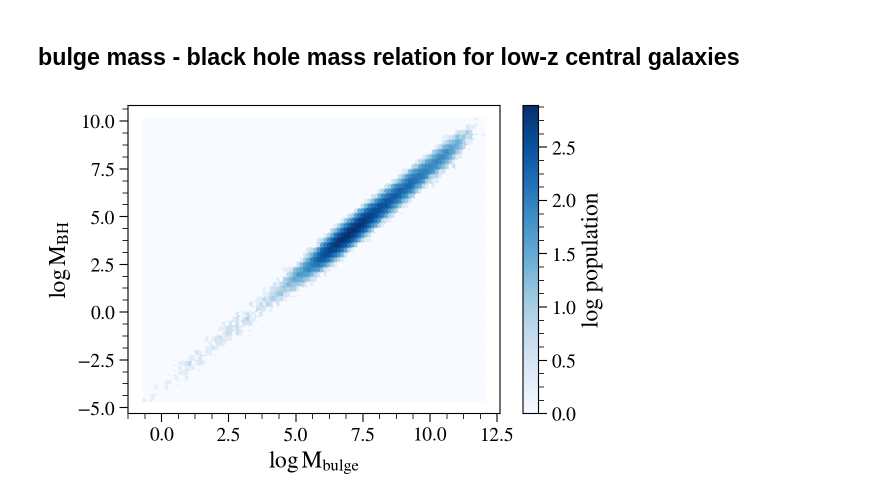
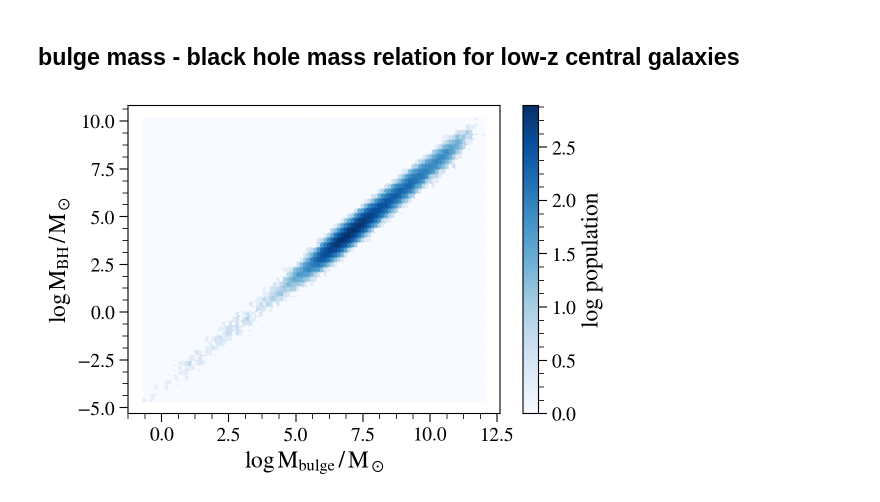
Before and after one commit to LSSTDESC/DC2-production, a Jupyter notebook: Notebooks/protoDC2 mass relations.ipynb, the cells around one changed output. Saved outputs shown, nothing was run; the diff lists cells and outputs as text; code cells hidden in the pictures.

```diff
--- a/Notebooks/protoDC2 mass relations.ipynb
+++ b/Notebooks/protoDC2 mass relations.ipynb
@@ -50,8 +51,8 @@ plt.title(r'$0.9 < z < 1.0$');
 # %%
 data = gc.get_quantities(['stellar_mass_bulge', 'blackHoleMass'], filters=['redshift < 0.2', 'is_central'])
 cs = plt.hexbin(np.log10(data['stellar_mass_bulge']), np.log10(data['blackHoleMass']), cmap='Blues', bins='log');
 plt.colorbar(cs, label='log population');
-plt.xlabel(r'$\log \, {\rm M}_{\rm bulge}$');
-plt.ylabel(r'$\log \, {\rm M}_{\rm BH}$');
+plt.xlabel(r'$\log \, {\rm M}_{\rm bulge} \, / \, {\rm M}_\odot$');
+plt.ylabel(r'$\log \, {\rm M}_{\rm BH} \, / \, {\rm M}_\odot$');
 # %% [output]
-[figure, old version]
+[figure, new version]
```
Also changed, not shown: parts of 3 cells of this notebook.
